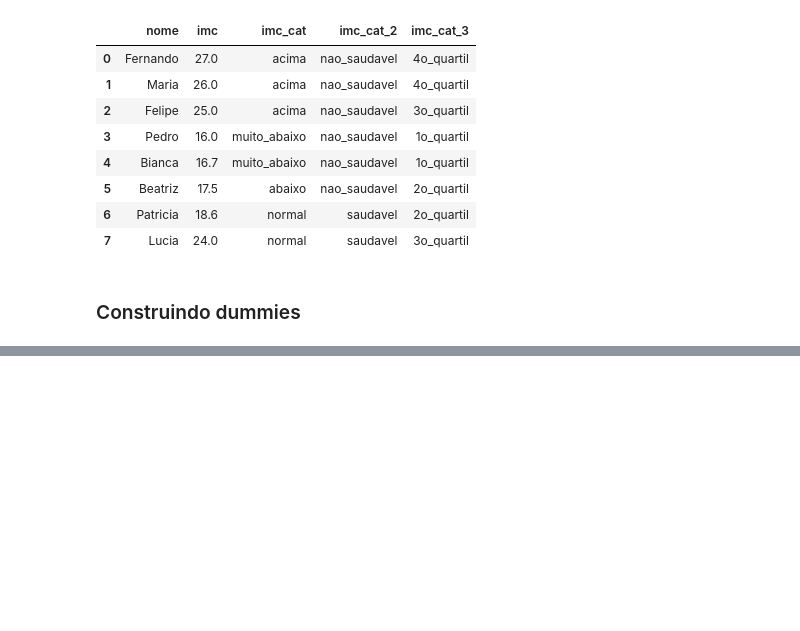
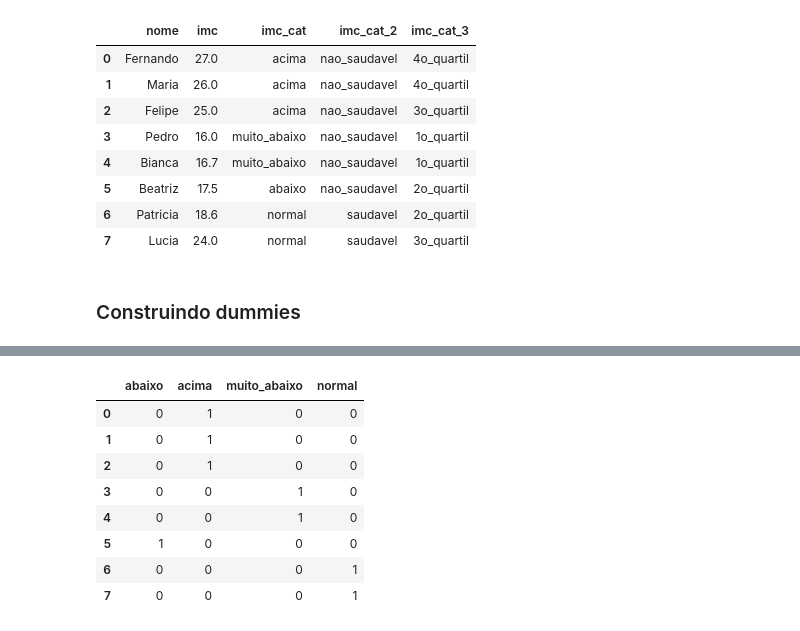
Before and after one commit to RaphaelfsOliveira/DataScience, a Jupyter notebook: EBAC Curso Ciência de Dados/Cientista de Dados/modulo_5_limpeza_e_preparacao_de_dados.ipynb, the cells around one changed output, grey strips where cells are left out. Saved outputs shown, nothing was run; the diff lists cells and outputs as text; code cells hidden in the pictures; blank space fills up the shorter version.

```diff
--- a/EBAC Curso Ciência de Dados/Cientista de Dados/modulo_5_limpeza_e_preparacao_de_dados.ipynb
+++ b/EBAC Curso Ciência de Dados/Cientista de Dados/modulo_5_limpeza_e_preparacao_de_dados.ipynb
@@ -547,0 +561,13 @@ df_imc
+# %%
+dummies = pd.get_dummies(df_imc['imc_cat'])
+dummies
+# %% [output]
+|  | abaixo | acima | muito_abaixo | normal |
+| 0 | 0 | 1 | 0 | 0 |
+| 1 | 0 | 1 | 0 | 0 |
+| 2 | 0 | 1 | 0 | 0 |
+| 3 | 0 | 0 | 1 | 0 |
+| 4 | 0 | 0 | 1 | 0 |
+| 5 | 1 | 0 | 0 | 0 |
+| 6 | 0 | 0 | 0 | 1 |
+| 7 | 0 | 0 | 0 | 1 |
```
Also changed, not shown: parts of 3 cells of this notebook.
